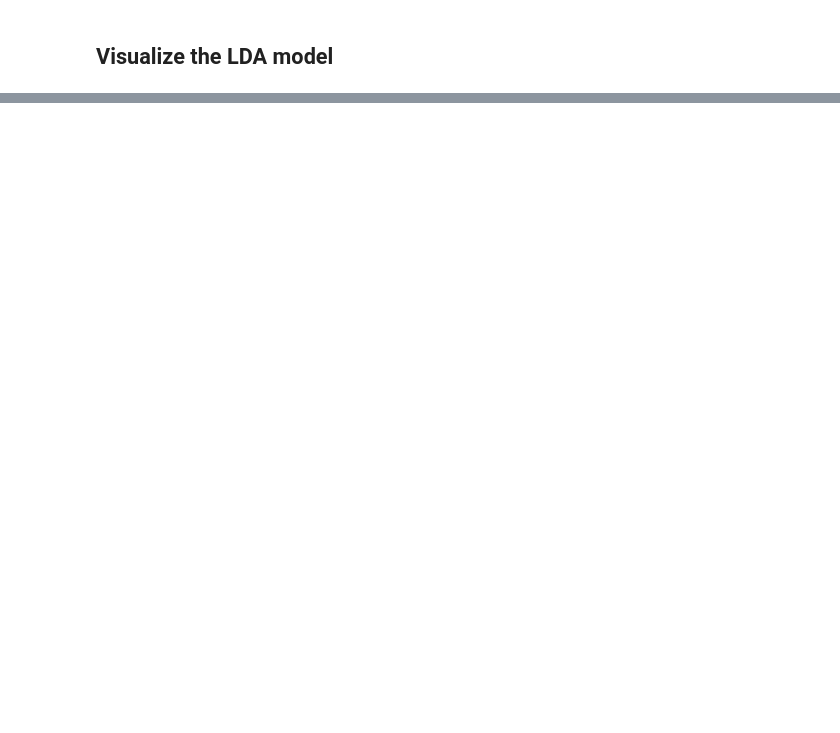
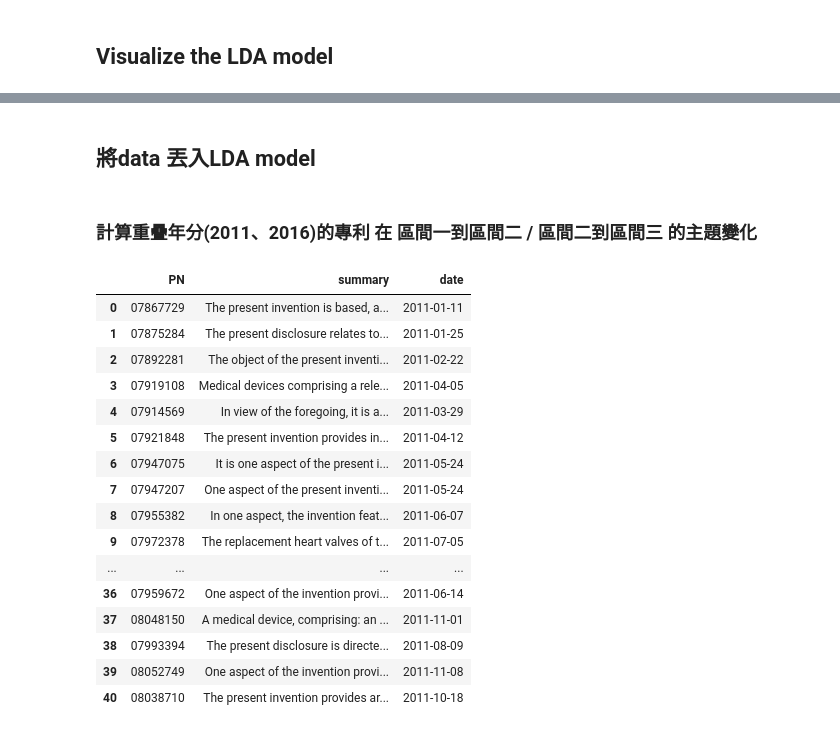
Before and after one commit to annie0807/Topic-analysis, a Jupyter notebook: patent_summary-TAVI.ipynb, the cells around one changed output, grey strips where cells are left out. Saved outputs shown, nothing was run; the diff lists cells and outputs as text; code cells hidden in the pictures; blank space fills up the shorter version.

```diff
--- a/patent_summary-TAVI.ipynb
+++ b/patent_summary-TAVI.ipynb
@@ -58,6 +84,6 @@ while row:
 # -----從這開始跑-----
 # %%
 with open('var_save/df_original_TAVI.pickle', 'rb') as handle:
-    a = pickle.load(handle)
+    df_original= pickle.load(handle)
 # %%
 df_original
@@ -134,3 +212,18 @@ documents_merge
 # %%
 from datetime import date
+# %%
+df_1 = pd.DataFrame(columns = ['PN','summary','date'])
+df_2 = pd.DataFrame(columns = ['PN','summary','date'])
+df_3 = pd.DataFrame(columns = ['PN','summary','date'])
+
+for i in range(len(documents_merge.YEAR)):
+    if documents_merge.iloc[i][2] <= date(2011, 12, 31):
+        PN = documents_merge.iloc[i][0]
+        summary = documents_merge.iloc[i][1]
+        year = documents_merge.iloc[i][2]
+        df_1 = df_1.append({'PN':documents_merge.iloc[i][0],'summary':documents_merge.iloc[i][1],'date':documents_merge.iloc[i][2]},ignore_index = True)
+    if documents_merge.iloc[i][2] <= date(2016, 12, 31) and documents_merge.iloc[i][2] >= date(2011,1,1):
+        df_2 = df_2.append({'PN':documents_merge.iloc[i][0],'summary':documents_merge.iloc[i][1],'date':documents_merge.iloc[i][2]},ignore_index = True)
+    if documents_merge.iloc[i][2] <= date(2021, 12, 31) and documents_merge.iloc[i][2] >= date(2016,1,1):
+        df_3 = df_3.append({'PN':documents_merge.iloc[i][0],'summary':documents_merge.iloc[i][1],'date':documents_merge.iloc[i][2]},ignore_index = True)
 # %%
@@ -450,0 +686,33 @@ pyLDAvis.display(vis_data_3)
+# %% [markdown]
+## 將data 丟入LDA model
+# %% [markdown]
+### 計算重疊年分(2011、2016)的專利 在 區間一到區間二 / 區間二到區間三 的主題變化
+# %%
+df_2011 = pd.DataFrame(columns = ['PN','summary','date'])
+df_2016 = pd.DataFrame(columns = ['PN','summary','date'])
+
+for i in range(len(documents_merge.YEAR)):
+    if documents_merge.iloc[i][2] <= date(2011, 12, 31) and documents_merge.iloc[i][2] >= date(2011,1,1):
+        df_2011 = df_2011.append({'PN':documents_merge.iloc[i][0],'summary':documents_merge.iloc[i][1],'date':documents_merge.iloc[i][2]},ignore_index = True)
+    if documents_merge.iloc[i][2] <= date(2016, 12, 31) and documents_merge.iloc[i][2] >= date(2016,1,1):
+        df_2016 = df_2016.append({'PN':documents_merge.iloc[i][0],'summary':documents_merge.iloc[i][1],'date':documents_merge.iloc[i][2]},ignore_index = True)
+# %%
+df_2011
+# %% [output]
+|  | PN | summary | date |
+| 0 | 07867729 | The present invention is based, a... | 2011-01-11 |
+| 1 | 07875284 | The present disclosure relates to... | 2011-01-25 |
+| 2 | 07892281 | The object of the present inventi... | 2011-02-22 |
+| 3 | 07919108 | Medical devices comprising a rele... | 2011-04-05 |
+| 4 | 07914569 | In view of the foregoing, it is a... | 2011-03-29 |
+| 5 | 07921848 | The present invention provides in... | 2011-04-12 |
+| 6 | 07947075 | It is one aspect of the present i... | 2011-05-24 |
+| 7 | 07947207 | One aspect of the present inventi... | 2011-05-24 |
+| 8 | 07955382 | In one aspect, the invention feat... | 2011-06-07 |
+| 9 | 07972378 | The replacement heart valves of t... | 2011-07-05 |
+| ... | ... | ... | ... |
+| 36 | 07959672 | One aspect of the invention provi... | 2011-06-14 |
+| 37 | 08048150 | A medical device, comprising: an ... | 2011-11-01 |
+| 38 | 07993394 | The present disclosure is directe... | 2011-08-09 |
+| 39 | 08052749 | One aspect of the invention provi... | 2011-11-08 |
+| 40 | 08038710 | The present invention provides ar... | 2011-10-18 |
```
Also changed, not shown: parts of 72 cells of this notebook.
